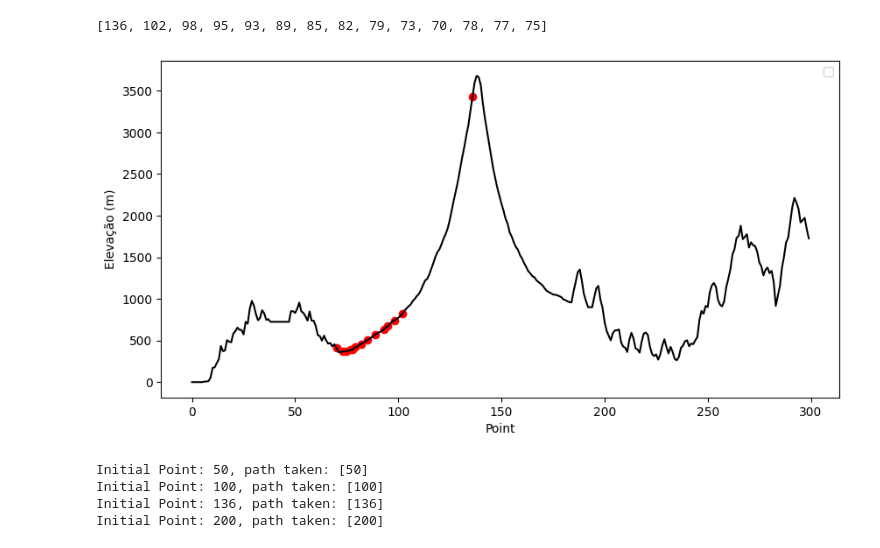
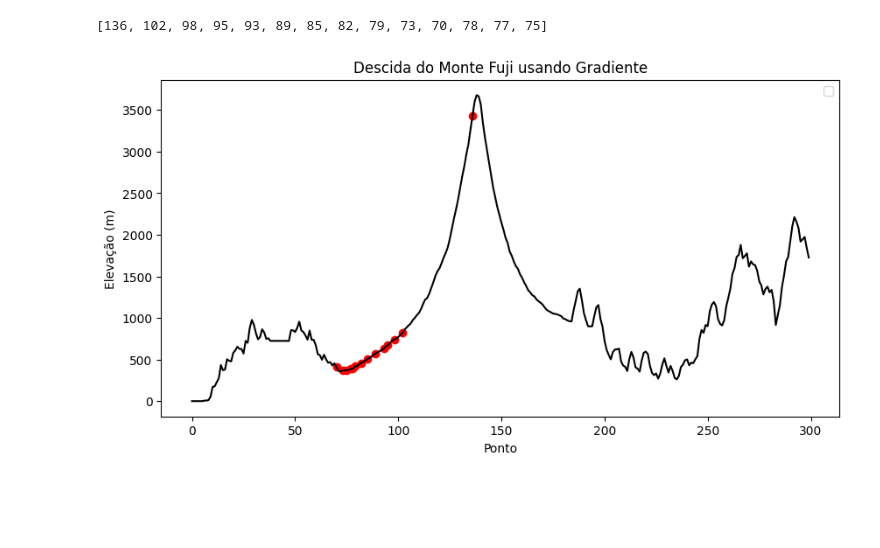
Before and after one commit to Cindy-eng/AI-Data-Engineer--Assignments, a Jupyter notebook: 10_Mt_Fuji_Shimoyama_Problem.ipynb, the cells around one changed output. Saved outputs shown, nothing was run; the diff lists cells and outputs as text; code cells hidden in the pictures; blank space fills up the shorter version.

```diff
--- a/10_Mt_Fuji_Shimoyama_Problem.ipynb
+++ b/10_Mt_Fuji_Shimoyama_Problem.ipynb
@@ -72,41 +73,13 @@ print(path)
 # %%
 #【Question 5】Visualization of the descent process
 
 plt.figure(figsize=(10, 5))
 plt.plot(fuji[:, 3], linestyle='-', color='black')
 plt.scatter(path, fuji[path, 3], color='red')
-plt.xlabel("Point")
+plt.xlabel("Ponto")
 plt.ylabel("Elevação (m)")
 plt.legend()
+plt.title("Descida do Monte Fuji usando Gradiente")
 plt.show()
 # %% [output]
-[figure, old version]
+[figure, new version]
-# %%
-#[Problem 6] Change of initial value
-def calculate_slope(fuji, point):
-  if point == 0:
-    return 0
-  return (fuji[point, 3] - fuji[point - 1, 3]) / (point - (point - 1))
-
-def next_point(fuji, point, alpha=0.2):
-  slope = calculate_slope(fuji, point)
-  new_point = int(round(point - alpha * slope))
-  new_point = max(0, min(new_point, len(fuji) - 1))
-  return new_point
-
-def descend_mountain(fuji, start_point, alpha=0.2):
-  path = [start_point]
-  while True:
-    next_p = next_point(fuji, path[-1], alpha)
-    if next_p == path[-1]:
-      path.append(next_p)
-    return path
-
-for start in [50, 100, 136, 200]:
-  path = descend_mountain(fuji, start)
-  print(f"Initial Point: {start}, path taken: {path}")
-# %% [output]
-Initial Point: 50, path taken: [50]
-Initial Point: 100, path taken: [100]
-Initial Point: 136, path taken: [136]
-Initial Point: 200, path taken: [200]
```
Also changed, not shown: parts of 4 cells of this notebook.
